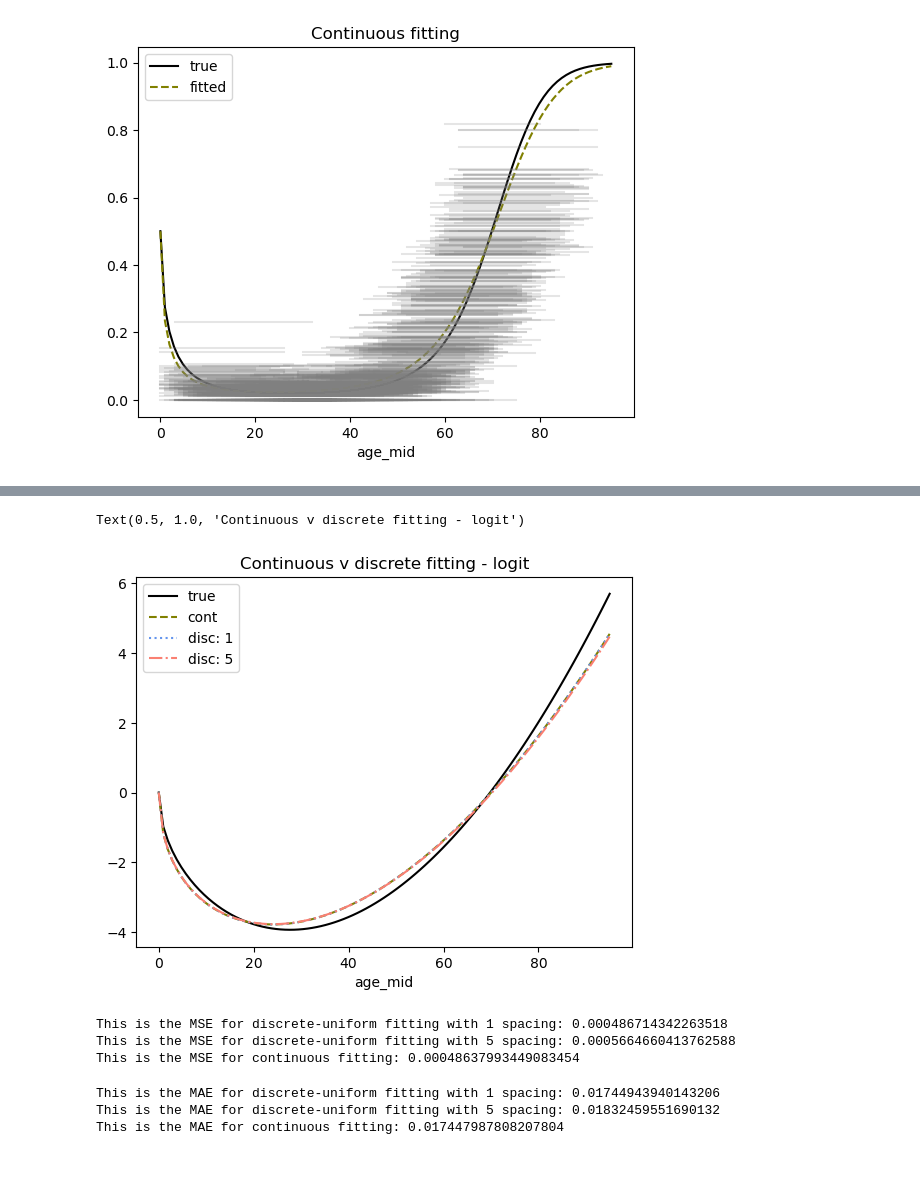
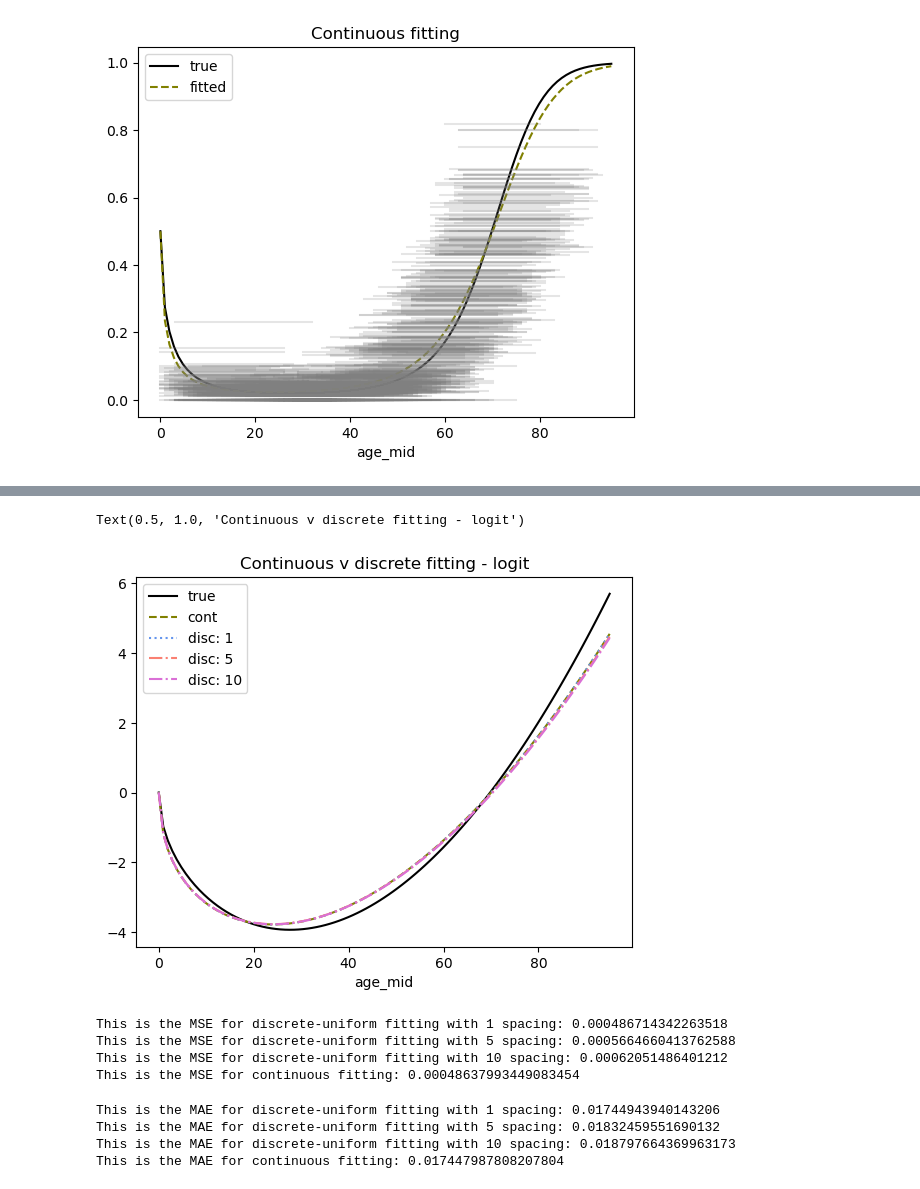
Before and after one commit to ihmeuw-msca/integral-functions, a Jupyter notebook: notebooks/simulation_finite.ipynb, the cells around one changed output, grey strips where cells are left out. Cells and saved outputs as stored; diff of their text form; code cells hidden in the pictures.

```diff
--- a/notebooks/simulation_finite.ipynb
+++ b/notebooks/simulation_finite.ipynb
@@ -368,0 +470,15 @@ df_pred5["p_true"] = expit_death_rate_function(df_pred5["age_mid"], c1=c1)
+# %%
+model_discrete_10 = BinomialModel(
+    y="obs",
+    weights="sample_size",
+    df=df10,
+    params=[
+        Parameter(
+            "p", [Variable(f"cov{i + 1}") for i in range(3)], inv_link="expit"
+        )
+    ],
+)
+
+model_discrete_10.fit()
+
+model_discrete_10.opt_result.x
@@ -369,3 +487,10 @@ df_pred5["p_true"] = expit_death_rate_function(df_pred5["age_mid"], c1=c1)
+# %%
+df_pred10 = pd.DataFrame(dict(age_mid=np.linspace(low_age, high_age, 101)))
+df_pred10["cov1"] = func1(df_pred10["age_mid"])
+df_pred10["cov2"] = func2(df_pred10["age_mid"])
+df_pred10["cov3"] = func3(df_pred10["age_mid"])
+df_pred10 = model_discrete_10.predict(df_pred10)
+df_pred10["p_true"] = expit_death_rate_function(df_pred10["age_mid"], c1=c1)
 # %% [markdown]
 #### Continuous setting
 # %%
@@ -545,34 +676,47 @@ Text(0.5, 1.0, 'Continuous v discrete fitting')
 # %%
 from scipy.special import logit
 
 fig, ax = plt.subplots()
 ax.plot(
     df_pred_cont["age_mid"],
     logit(df_pred_cont["p_true"]),
     color="k",
     label="true",
 )
 ax.plot(
     df_pred_cont["age_mid"],
     logit(df_pred_cont["p"]),
     color="olive",
     linestyle="--",
     label="cont",
 )
 ax.plot(
     df_pred["age_mid"],
     logit(df_pred["p"]),
     color="cornflowerblue",
     linestyle="dotted",
     label="disc: 1",
 )
-ax.plot(df_pred["age_mid"], logit(df_pred5["p"]), color="salmon", linestyle="dashdot", label="disc: 5")
+ax.plot(
+    df_pred["age_mid"],
+    logit(df_pred5["p"]),
+    color="salmon",
+    linestyle="dashdot",
+    label="disc: 5",
+)
+ax.plot(
+    df_pred["age_mid"],
+    logit(df_pred10["p"]),
+    color="orchid",
+    linestyle="dashdot",
+    label="disc: 10",
+)
 ax.legend()
 ax.set_xlabel("age_mid")
 plt.title("Continuous v discrete fitting - logit")
 # %% [output]
 Text(0.5, 1.0, 'Continuous v discrete fitting - logit')
-[figure, old version]
+[figure, new version]
 # %%
 print(
     f"This is the MSE for discrete-uniform fitting with 1 spacing: {mean_squared_error(df_pred["p"], df_pred["p_true"])}"
@@ -581,11 +725,15 @@ print(
     f"This is the MSE for discrete-uniform fitting with 5 spacing: {mean_squared_error(df_pred5["p"], df_pred["p_true"])}"
 )
 print(
+    f"This is the MSE for discrete-uniform fitting with 10 spacing: {mean_squared_error(df_pred10["p"], df_pred["p_true"])}"
+)
+print(
     f"This is the MSE for continuous fitting: {mean_squared_error(df_pred_cont["p"], df_pred["p_true"])}"
 )
 # %% [output]
 This is the MSE for discrete-uniform fitting with 1 spacing: 0.000486714342263518
 This is the MSE for discrete-uniform fitting with 5 spacing: 0.0005664660413762588
+This is the MSE for discrete-uniform fitting with 10 spacing: 0.00062051486401212
 This is the MSE for continuous fitting: 0.00048637993449083454
 # %%
 print(
@@ -595,9 +743,13 @@ print(
     f"This is the MAE for discrete-uniform fitting with 5 spacing: {mean_absolute_error(df_pred5["p"], df_pred["p_true"])}"
 )
 print(
+    f"This is the MAE for discrete-uniform fitting with 10 spacing: {mean_absolute_error(df_pred10["p"], df_pred["p_true"])}"
+)
+print(
     f"This is the MAE for continuous fitting: {mean_absolute_error(df_pred_cont["p"], df_pred["p_true"])}"
 )
 # %% [output]
 This is the MAE for discrete-uniform fitting with 1 spacing: 0.01744943940143206
 This is the MAE for discrete-uniform fitting with 5 spacing: 0.01832459551690132
+This is the MAE for discrete-uniform fitting with 10 spacing: 0.018797664369963173
 This is the MAE for continuous fitting: 0.017447987808207804
```
Also changed, not shown: parts of 10 cells of this notebook, 1 other file.
